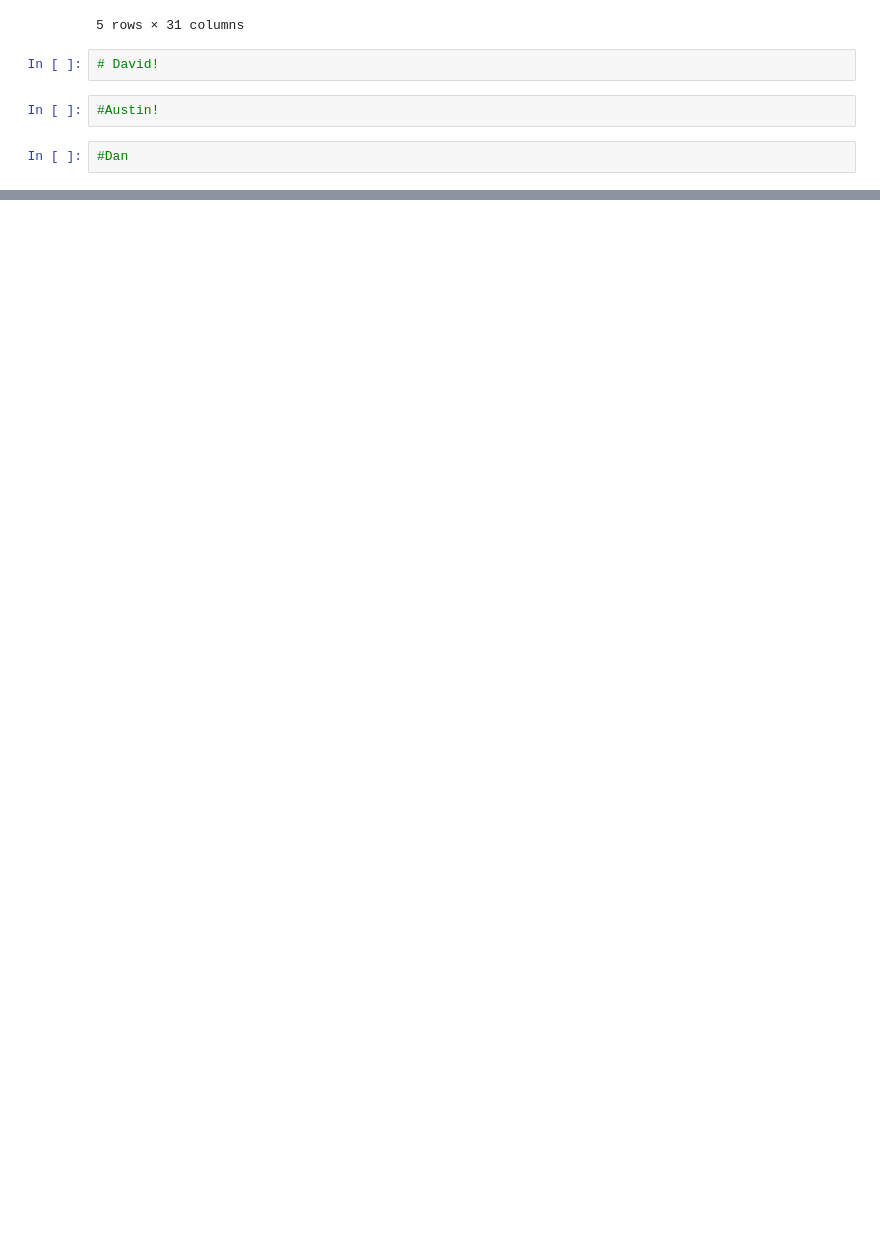
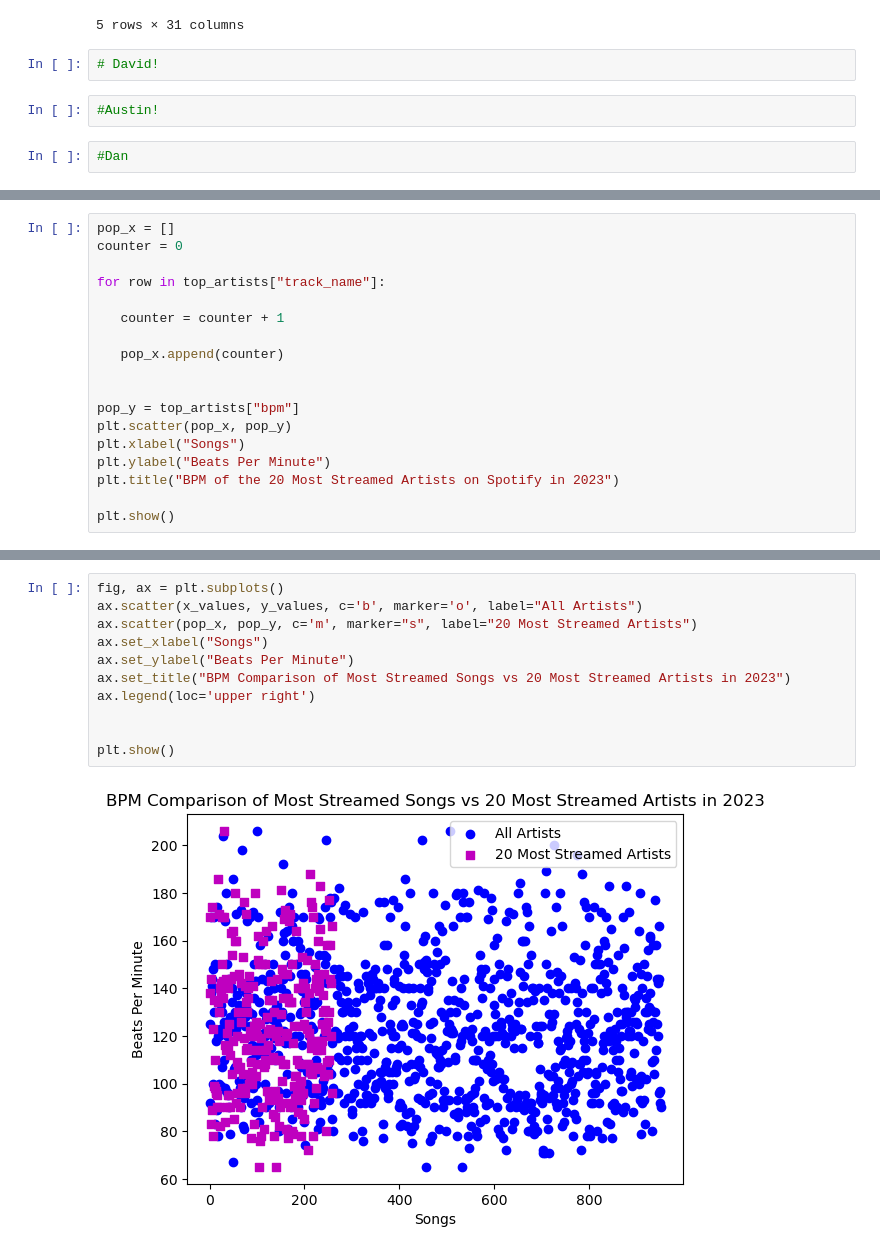
Before and after one commit to d6kramer/project-1-group-08, a Jupyter notebook: starter_notebook.ipynb, the cells around one changed output, grey strips where cells are left out. Cells and saved outputs as stored; diff of their text form; blank space fills up the shorter version.

```diff
--- a/starter_notebook.ipynb
+++ b/starter_notebook.ipynb
@@ -27,0 +181,18 @@ spotify_df.head()
+# %%
+pop_x = []
+counter = 0
+
+for row in top_artists["track_name"]:
+
+   counter = counter + 1
+
+   pop_x.append(counter)
+
+
+pop_y = top_artists["bpm"]
+plt.scatter(pop_x, pop_y)
+plt.xlabel("Songs")
+plt.ylabel("Beats Per Minute")
+plt.title("BPM of the 20 Most Streamed Artists on Spotify in 2023")
+
+plt.show()
@@ -27,0 +201,13 @@ spotify_df.head()
+# %%
+fig, ax = plt.subplots()
+ax.scatter(x_values, y_values, c='b', marker='o', label="All Artists")
+ax.scatter(pop_x, pop_y, c='m', marker="s", label="20 Most Streamed Artists")
+ax.set_xlabel("Songs")
+ax.set_ylabel("Beats Per Minute")
+ax.set_title("BPM Comparison of Most Streamed Songs vs 20 Most Streamed Artists in 2023")
+ax.legend(loc='upper right')
+
+
+plt.show()
+# %% [output]
+[figure, added]
```
Also changed, not shown: parts of 17 cells of this notebook.
